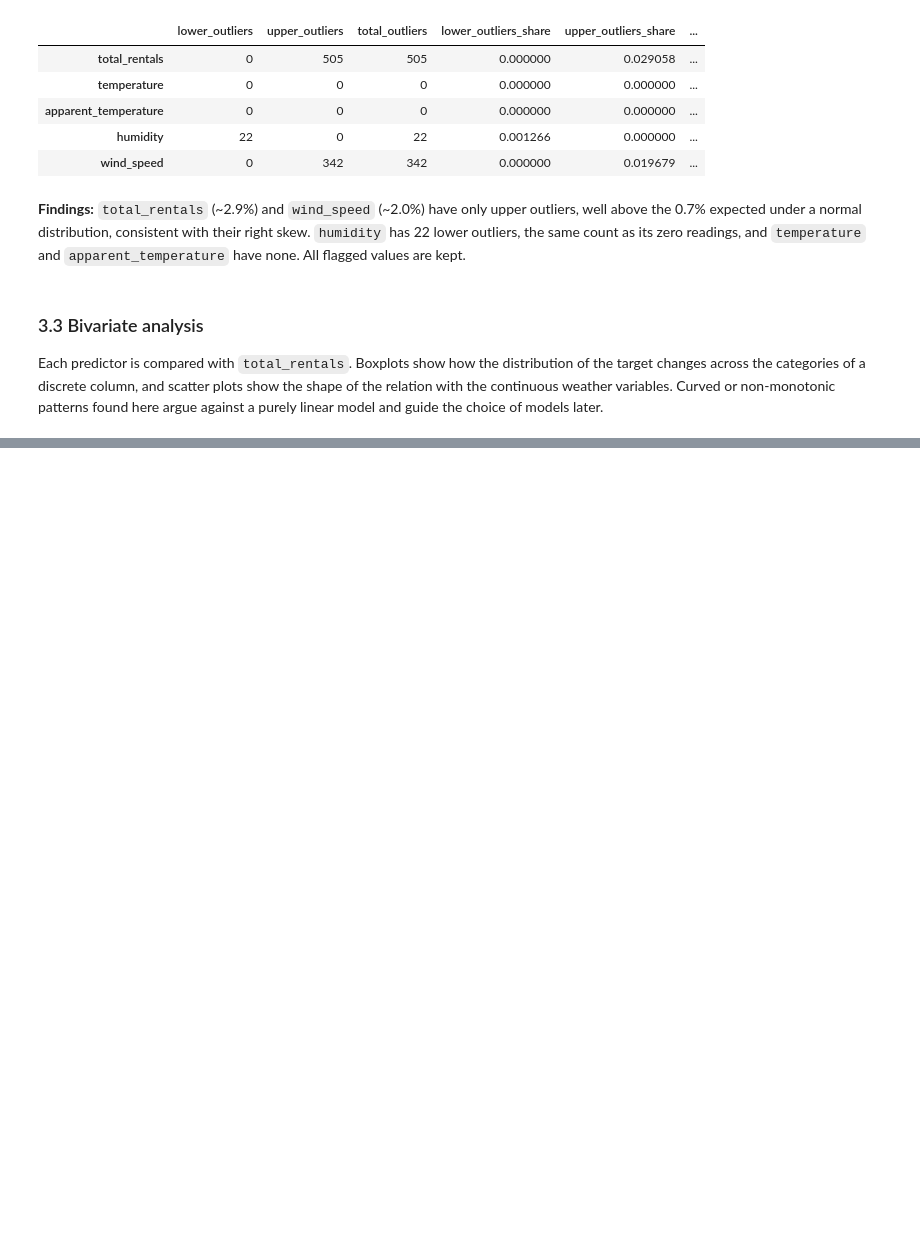
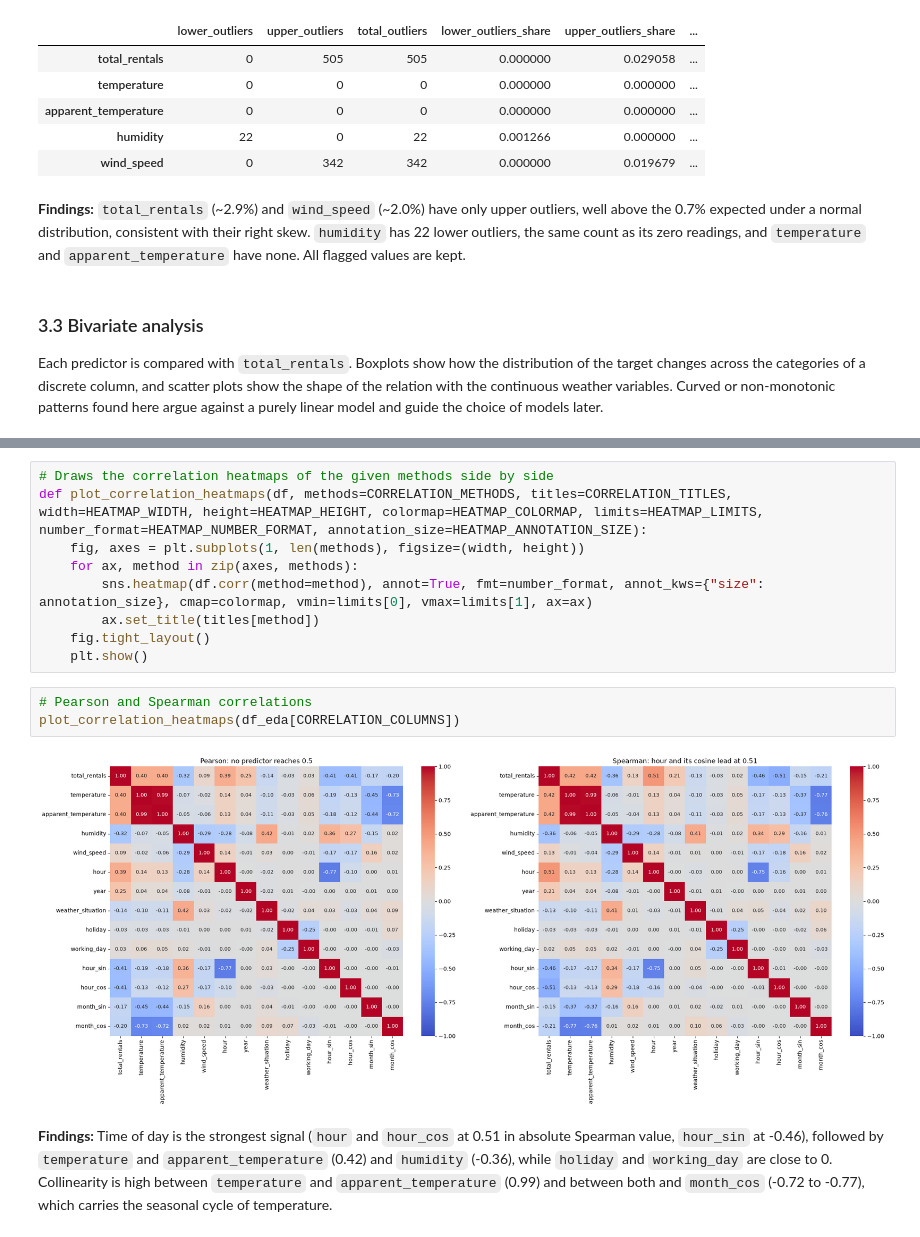
Before and after one commit to Hallason823/MachineLearning-2026.2, a Jupyter notebook: notebooks/01_regression.ipynb, the cells around one changed output, grey strips where cells are left out. Saved outputs shown, nothing was run; the diff lists cells and outputs as text; blank space fills up the shorter version.

```diff
--- a/notebooks/01_regression.ipynb
+++ b/notebooks/01_regression.ipynb
@@ -568,0 +629,16 @@ Each predictor is compared with `total_rentals`. Boxplots show how the distribut
+# %%
+# Draws the correlation heatmaps of the given methods side by side
+def plot_correlation_heatmaps(df, methods=CORRELATION_METHODS, titles=CORRELATION_TITLES, width=HEATMAP_WIDTH, height=HEATMAP_HEIGHT, colormap=HEATMAP_COLORMAP, limits=HEATMAP_LIMITS, number_format=HEATMAP_NUMBER_FORMAT, annotation_size=HEATMAP_ANNOTATION_SIZE):
+    fig, axes = plt.subplots(1, len(methods), figsize=(width, height))
+    for ax, method in zip(axes, methods):
+        sns.heatmap(df.corr(method=method), annot=True, fmt=number_format, annot_kws={"size": annotation_size}, cmap=colormap, vmin=limits[0], vmax=limits[1], ax=ax)
+        ax.set_title(titles[method])
+    fig.tight_layout()
+    plt.show()
+# %%
+# Pearson and Spearman correlations
+plot_correlation_heatmaps(df_eda[CORRELATION_COLUMNS])
+# %% [output]
+[figure, added]
+# %% [markdown]
+**Findings:** Time of day is the strongest signal (`hour` and `hour_cos` at 0.51 in absolute Spearman value, `hour_sin` at -0.46), followed by `temperature` and `apparent_temperature` (0.42) and `humidity` (-0.36), while `holiday` and `working_day` are close to 0. Collinearity is high between `temperature` and `apparent_temperature` (0.99) and between both and `month_cos` (-0.72 to -0.77), which carries the seasonal cycle of temperature.
```
Also changed, not shown: parts of 9 cells of this notebook, 1 other file.
